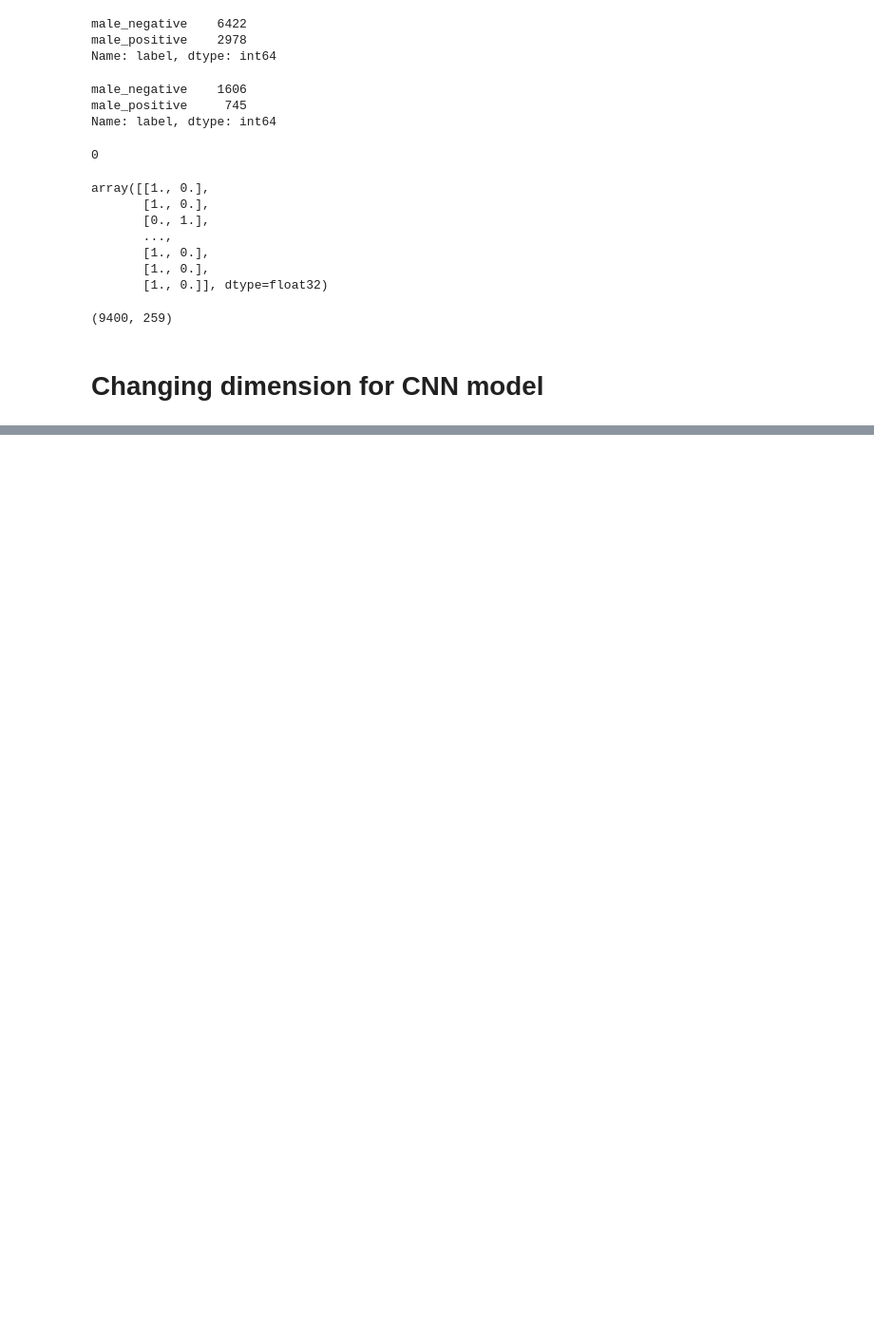
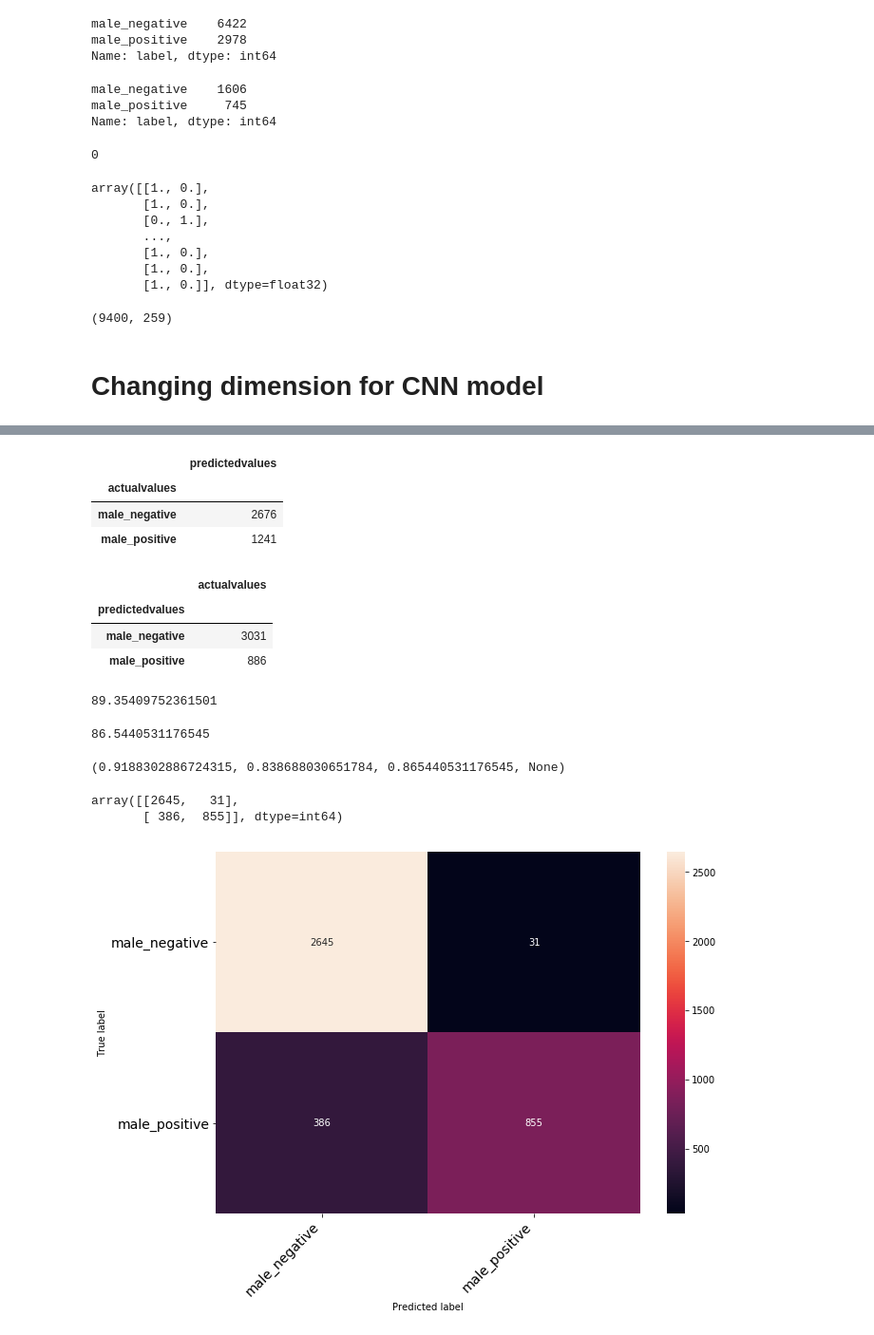
Before and after one commit to Subh1m/Emotion-Recognition, a Jupyter notebook: code/Speech.ipynb, the cells around one changed output, grey strips where cells are left out. Shown at 95% size. Cells and saved outputs as stored; diff of their text form; code cells hidden in the pictures; blank space fills up the shorter version.

```diff
--- a/code/Speech.ipynb
+++ b/code/Speech.ipynb
@@ -873,0 +956,3 @@ plt.show()
+# %%
+actualdf = pd.DataFrame({'actualvalues': actualvalues})
+actualdf[:10]
@@ -873,0 +971,2 @@ plt.show()
+# %%
+finaldf = actualdf.join(preddf)
@@ -873,0 +995,14 @@ plt.show()
+# %%
+finaldf.groupby('actualvalues').count()
+# %% [output]
+|  | predictedvalues |
+| actualvalues |  |
+| male_negative | 2676 |
+| male_positive | 1241 |
+# %%
+finaldf.groupby('predictedvalues').count()
+# %% [output]
+|  | actualvalues |
+| predictedvalues |  |
+| male_negative | 3031 |
+| male_positive | 886 |
@@ -873,0 +1046,37 @@ plt.show()
+# %%
+from sklearn.metrics import accuracy_score
+y_true = finaldf.actualvalues
+y_pred = finaldf.predictedvalues
+accuracy_score(y_true, y_pred)*100
+# %% [output]
+89.35409752361501
+# %%
+from sklearn.metrics import f1_score
+f1_score(y_true, y_pred, average='macro') *100
+# %% [output]
+86.5440531176545
+# %%
+from sklearn.metrics import precision_recall_fscore_support
+precision_recall_fscore_support(y_true, y_pred, average='macro')# *100
+# %% [output]
+(0.9188302886724315, 0.838688030651784, 0.865440531176545, None)
+# %%
+from sklearn.metrics import confusion_matrix
+c = confusion_matrix(y_true, y_pred)
+c
+# %% [output]
+array([[2645,   31],
+       [ 386,  855]], dtype=int64)
+# %%
+# Visualize Confusion Matrix
+
+# class_names = ['male_angry', 'male_calm', 'male_fearful', 'male_happy', 'male_sad']
+# class_names = ['female_angry', 'female_calm', 'female_fearful', 'female_happy', 'female_sad']
+# class_names = ['male_negative', 'male_neutral', 'male_positive']
+class_names = ['male_negative', 'male_positive']
+# class_names = ['female_angry', 'female_calm', 'female_fearful', 'female_happy', 'female_sad', 'male_angry', 'male_calm', 'male_fearful', 'male_happy', 'male_sad']
+
+
+print_confusion_matrix(c, class_names)
+# %% [output]
+[figure, added]
```
Also changed, not shown: parts of 30 cells of this notebook.
